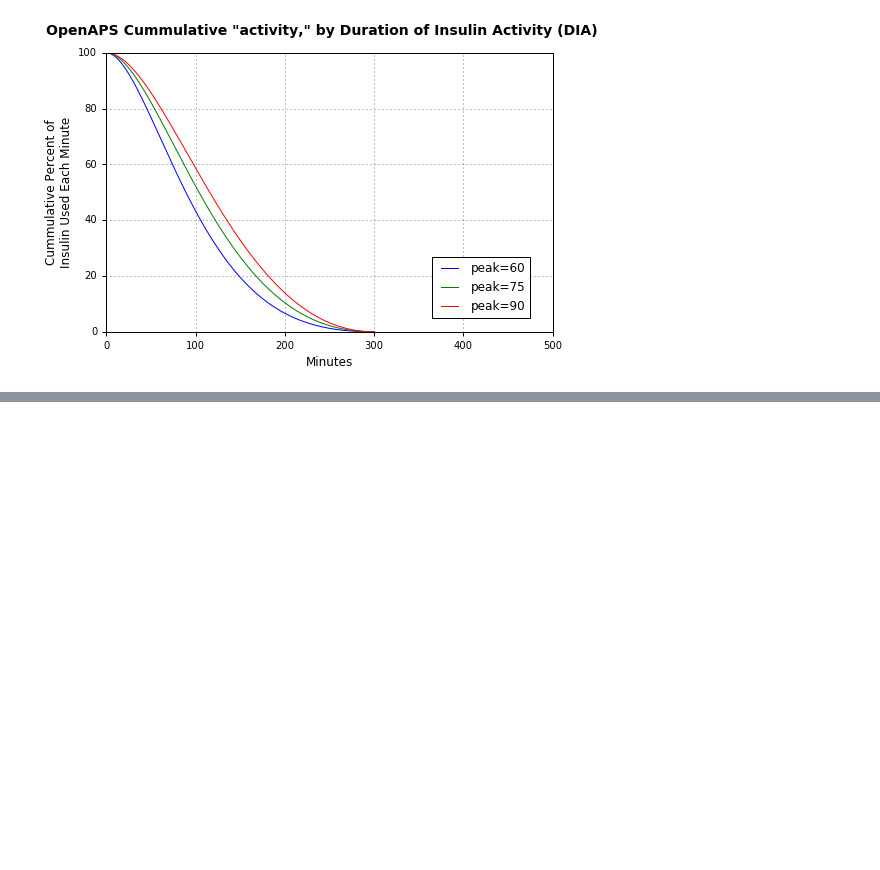
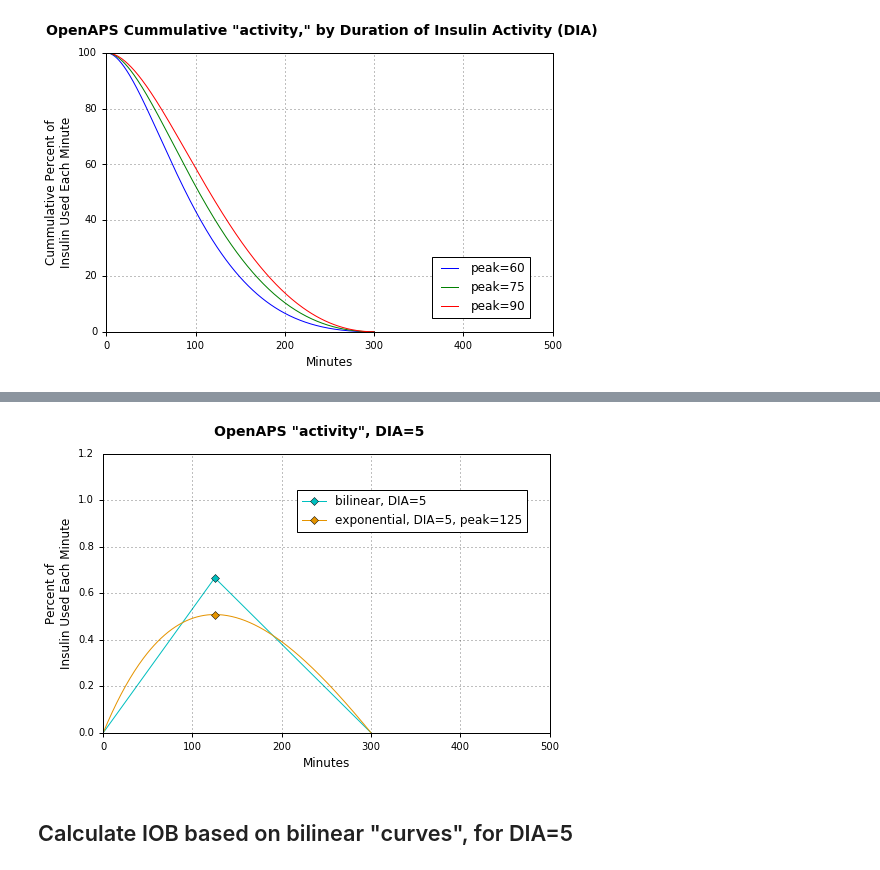
Before and after one commit to Nightscou2018/Replicate-OpenAPS-IOB-calcs, a Jupyter notebook: notebooks/OpenAPS_exponential_insulin_activity_and_IOB_calculations.ipynb, the cells around one changed output, grey strips where cells are left out. Saved outputs shown, nothing was run; the diff lists cells and outputs as text; code cells hidden in the pictures; blank space fills up the shorter version.

```diff
--- a/notebooks/OpenAPS_exponential_insulin_activity_and_IOB_calculations.ipynb
+++ b/notebooks/OpenAPS_exponential_insulin_activity_and_IOB_calculations.ipynb
@@ -239,0 +337,30 @@ plt.show()
+# %%
+# Plot activity curve for just (dia == 5)
+plt.figure(figsize=(8, 5))
+plt.ylabel('Percent of\nInsulin Used Each Minute', fontsize=12)
+plt.xlabel('Minutes', fontsize=12)
+plt.suptitle('OpenAPS "activity", DIA=5', fontsize=14, fontweight='bold')
+
+markers = [125]
+
+act_5_pct = dict_of_dfs_by_dia[5]['activity_dia_5'] * 100
+act_5_pct.plot(kind='line', label='bilinear, DIA=5', color='c', markevery=bilinear_marker, marker='D').grid(True)
+
+act_75_pct = dict_of_dfs_by_peak[125]['activity_peak_125'] * 100
+act_75_pct.plot(kind='line', label='exponential, DIA=5, peak=125', color='#e59400', markevery=markers, marker='D').grid(True)
+
+
+plt.tick_params(axis='both', top='off', right='off', direction='out', pad=5, width=1)
+
+plt.xlim([0,500])
+plt.ylim([0,1.2])
+
+plt.legend(bbox_to_anchor=(0.95, 0.87), loc=1, borderaxespad=0.0, numpoints=1)
+
+#plt.savefig('OpenAPS_activity_dia_3.png', format='png', dpi=600)
+
+plt.show()
+# %% [output]
+[figure, added]
+# %% [markdown]
+## Calculate IOB based on bilinear "curves", for DIA=5
```
Also changed, not shown: parts of 15 cells of this notebook.
